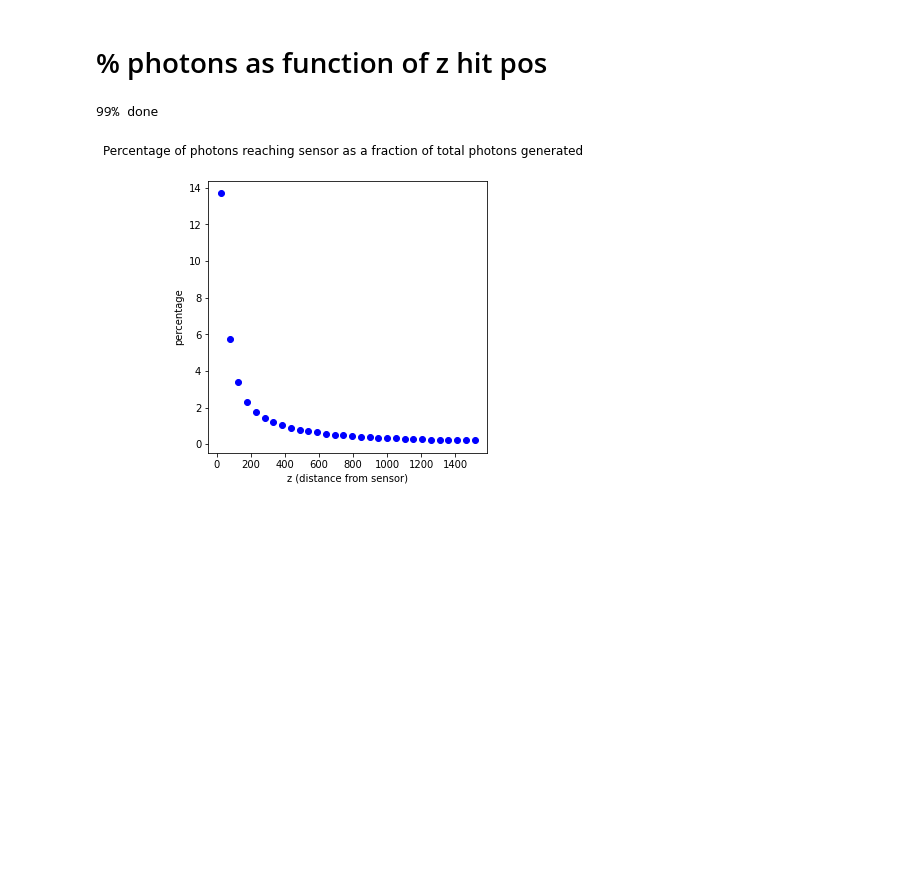
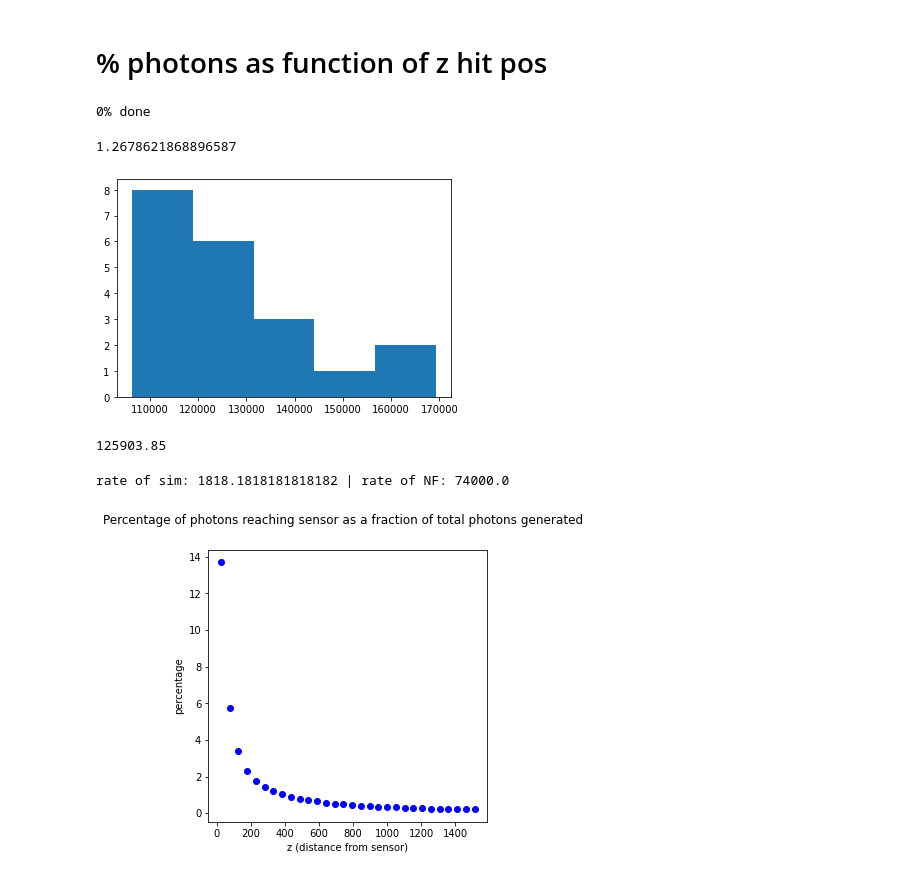
Before and after one commit to RowanKell/work_eic, a Jupyter notebook: macros/Variation/Variation_percent.ipynb, the cells around one changed output. Cells and saved outputs as stored; diff of their text form; code cells hidden in the pictures; blank space fills up the shorter version.

```diff
--- a/macros/Variation/Variation_percent.ipynb
+++ b/macros/Variation/Variation_percent.ipynb
@@ -25,9 +25,14 @@ color_dict = {
     "mu" : "blue"
 }
 
+#full sector test
+uproot_path = f"/cwork/rck32/eic/work_eic/root_files/July_16/optph_full_sector/mu_5GeV_10events_theta_90.edm4hep.root:events"
+
+#Used to fit curve
+# uproot_path = f"/cwork/rck32/eic/work_eic/root_files/June_13/variation/full_{particle}_{energy}GeV_10k.edm4hep.root:events"
+
+# uproot_path = f"/cwork/rck32/eic/work_eic/root_files/June_14/variation/full_{particle}_{energy}GeV_1000.edm4hep.root:events"
 # uproot_path = f"/cwork/rck32/eic/work_eic/root_files/June_13/one_sector/pi_5GeV_2k.edm4hep.root:events"
-uproot_path = f"/cwork/rck32/eic/work_eic/root_files/June_13/variation/full_{particle}_{energy}GeV_10k.edm4hep.root:events"
-# uproot_path = f"/cwork/rck32/eic/work_eic/root_files/June_14/variation/full_{particle}_{energy}GeV_1000.edm4hep.root:events"
 events = up.open(uproot_path)
 
 x_pos_branch = events["HcalBarrelHits/HcalBarrelHits.position.x"].array(library='np')
@@ -79,6 +84,7 @@ for i in range(len(MC_px)):
     z_vals.append(dz_func(1770 - MC_vertex_x[i][0],MC_px[i][0],MC_pz[i][0]))
 # %%
 z_percent = [[] for i in range(n_bins)]
+num_events = len(EDep_branch)
 
 z_MC = np.zeros(n_bins)
 
@@ -86,12 +92,15 @@ z_hits = np.zeros(n_bins)
 
 z_counts = np.zeros(n_bins)
 
+pixels_per_event = np.zeros(num_events)
+
+PDG_per_event = np.zeros(num_events)
+
 num_MC = 0
 num_hits = 0
 energy_dep = 0
 dep_count = 0
 hits_per_photon = []
-num_events = len(EDep_branch)
 break_val = 10000
 for event_idx in range(len(EDep_branch)):
     if(not (event_idx % (break_val // 100))):
@@ -111,18 +120,38 @@ for event_idx in range(len(EDep_branch)):
     for i in range(len(PDG_branch[event_idx])):
         if(PDG_branch[event_idx][i] == -22 and (i < MC_daughters[event_idx][0])):
             z_MC[z_bin] += 1
+            PDG_per_event[event_idx]+=1
     for hit in range(len(EDep_branch[event_idx])):
         #check if hit is from optph
         if(PDG_branch[event_idx][Hits_MC_idx_branch[event_idx][hit]] == -22):
             z_hits[z_bin] += 1
-for i in range(n_bins):
-    #if no MCParticles, then just set to -1
-    if(not len(z_MC)):
-        z_percent[i] = -1
-    else:
-        z_percent[i] = (z_hits[i] / z_MC[i]) * 100
+            pixels_per_event[event_idx]+=1
+# for i in range(n_bins):
+#     #if no MCParticles, then just set to -1
+#     if(not len(z_MC)):
+#         z_percent[i] = -1
+#     else:
+#         z_percent[i] = (z_hits[i] / z_MC[i]) * 100
 # %% [output]
-99% done
+0% done
+# %%
+sum(pixels_per_event) / sum(PDG_per_event)
+# %% [output]
+1.2678621868896587
+# %%
+plot.hist(pixels_per_event,bins = 5);
+# %% [output]
+[figure, added]
+# %%
+pixels_per_event.mean()
+# %% [output]
+125903.85
+# %%
+MC_pps = 100000 / 55 #pixels per second
+NF_pps = 74000 / 1
+print(f"rate of sim: {MC_pps} | rate of NF: {NF_pps}")
+# %% [output]
+rate of sim: 1818.1818181818182 | rate of NF: 74000.0
 # %%
 z_bin_centers = np.empty(n_bins)
 for i in range(len(z_bins) - 1):
```
Also changed, not shown: 46 other files.
